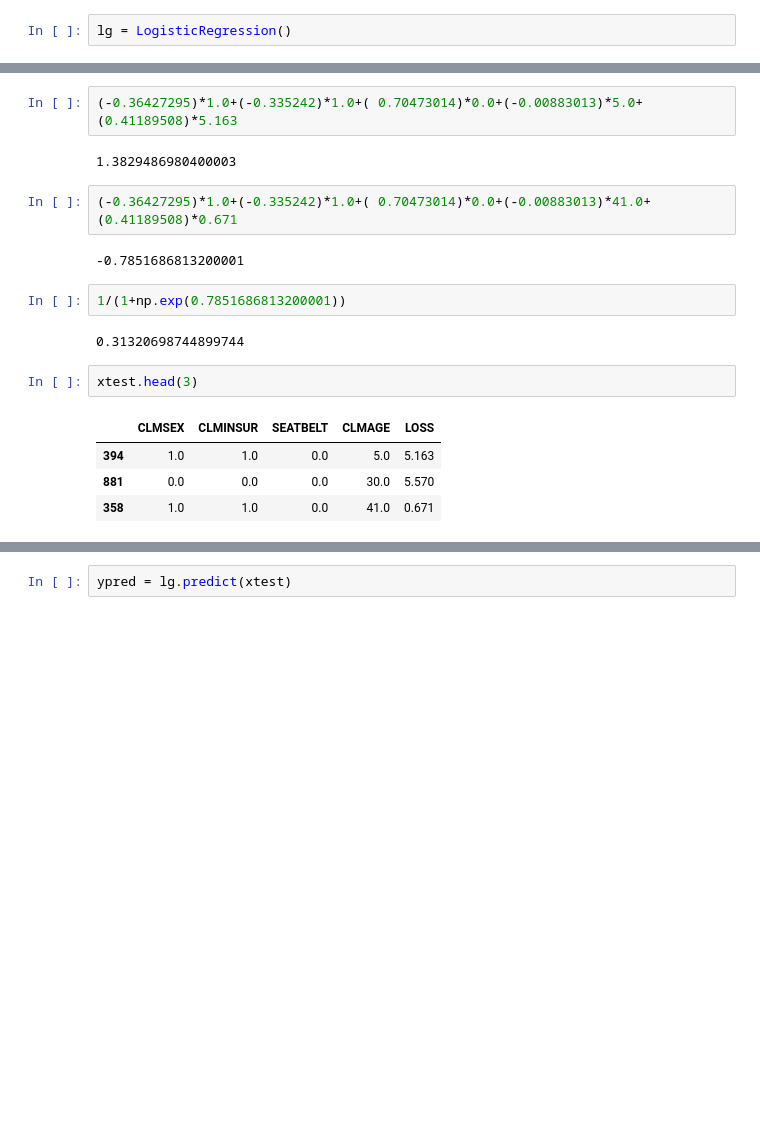
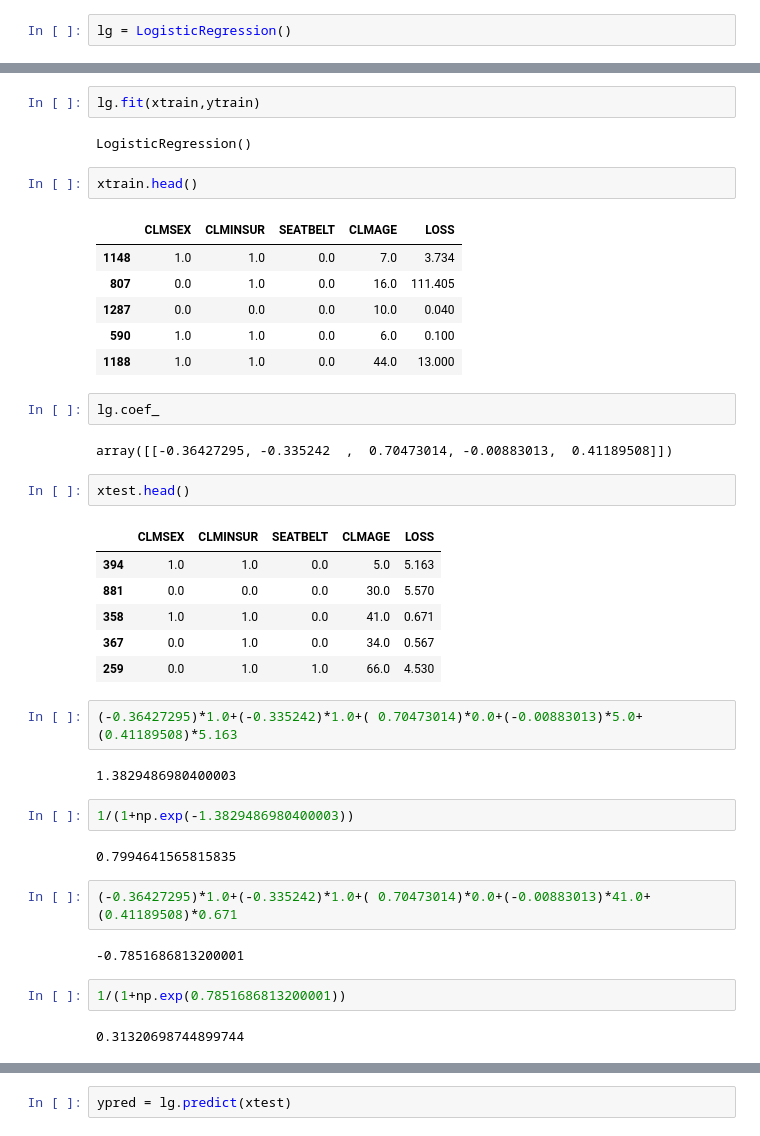
Before and after one commit to aishwaryamate/14July-Batch, a Jupyter notebook: Machine Learning/EDA-1/Logistic Regression.ipynb, the cells around one changed output, grey strips where cells are left out. Drawn from its saved outputs; the diff is of its cells as text; blank space fills up the shorter version.

```diff
--- a/Machine Learning/EDA-1/Logistic Regression.ipynb
+++ b/Machine Learning/EDA-1/Logistic Regression.ipynb
@@ -228,19 +220,42 @@ array([[-0.36427295, -0.335242  ,  0.70473014, -0.00883013,  0.41189508]])
-# %%
-(-0.36427295)*1.0+(-0.335242)*1.0+( 0.70473014)*0.0+(-0.00883013)*5.0+(0.41189508)*5.163
-# %% [output]
-1.3829486980400003
-# %%
-(-0.36427295)*1.0+(-0.335242)*1.0+( 0.70473014)*0.0+(-0.00883013)*41.0+(0.41189508)*0.671
-# %% [output]
--0.7851686813200001
-# %%
-1/(1+np.exp(0.7851686813200001))
-# %% [output]
-0.31320698744899744
-# %%
-xtest.head(3)
-# %% [output]
-|  | CLMSEX | CLMINSUR | SEATBELT | CLMAGE | LOSS |
-| 394 | 1.0 | 1.0 | 0.0 | 5.0 | 5.163 |
-| 881 | 0.0 | 0.0 | 0.0 | 30.0 | 5.570 |
-| 358 | 1.0 | 1.0 | 0.0 | 41.0 | 0.671 |
+# %%
+lg.fit(xtrain,ytrain)
+# %% [output]
+LogisticRegression()
+# %%
+xtrain.head()
+# %% [output]
+|  | CLMSEX | CLMINSUR | SEATBELT | CLMAGE | LOSS |
+| 1148 | 1.0 | 1.0 | 0.0 | 7.0 | 3.734 |
+| 807 | 0.0 | 1.0 | 0.0 | 16.0 | 111.405 |
+| 1287 | 0.0 | 0.0 | 0.0 | 10.0 | 0.040 |
+| 590 | 1.0 | 1.0 | 0.0 | 6.0 | 0.100 |
+| 1188 | 1.0 | 1.0 | 0.0 | 44.0 | 13.000 |
+# %%
+lg.coef_
+# %% [output]
+array([[-0.36427295, -0.335242  ,  0.70473014, -0.00883013,  0.41189508]])
+# %%
+xtest.head()
+# %% [output]
+|  | CLMSEX | CLMINSUR | SEATBELT | CLMAGE | LOSS |
+| 394 | 1.0 | 1.0 | 0.0 | 5.0 | 5.163 |
+| 881 | 0.0 | 0.0 | 0.0 | 30.0 | 5.570 |
+| 358 | 1.0 | 1.0 | 0.0 | 41.0 | 0.671 |
+| 367 | 0.0 | 1.0 | 0.0 | 34.0 | 0.567 |
+| 259 | 0.0 | 1.0 | 1.0 | 66.0 | 4.530 |
+# %%
+(-0.36427295)*1.0+(-0.335242)*1.0+( 0.70473014)*0.0+(-0.00883013)*5.0+(0.41189508)*5.163
+# %% [output]
+1.3829486980400003
+# %%
+1/(1+np.exp(-1.3829486980400003))
+# %% [output]
+0.7994641565815835
+# %%
+(-0.36427295)*1.0+(-0.335242)*1.0+( 0.70473014)*0.0+(-0.00883013)*41.0+(0.41189508)*0.671
+# %% [output]
+-0.7851686813200001
+# %%
+1/(1+np.exp(0.7851686813200001))
+# %% [output]
+0.31320698744899744
```
Also changed, not shown: parts of 48 cells of this notebook.
